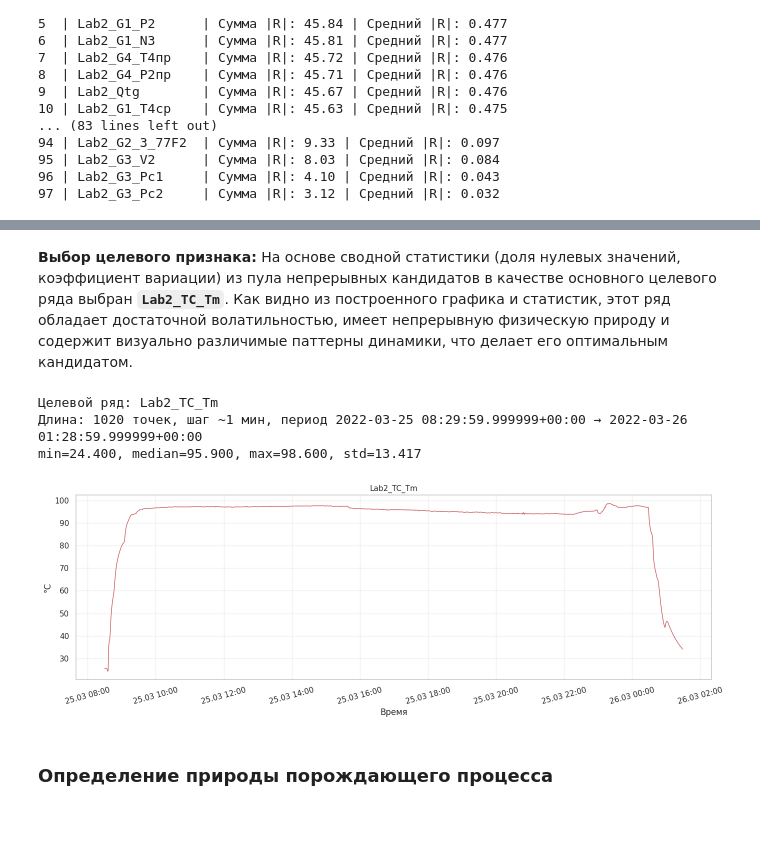
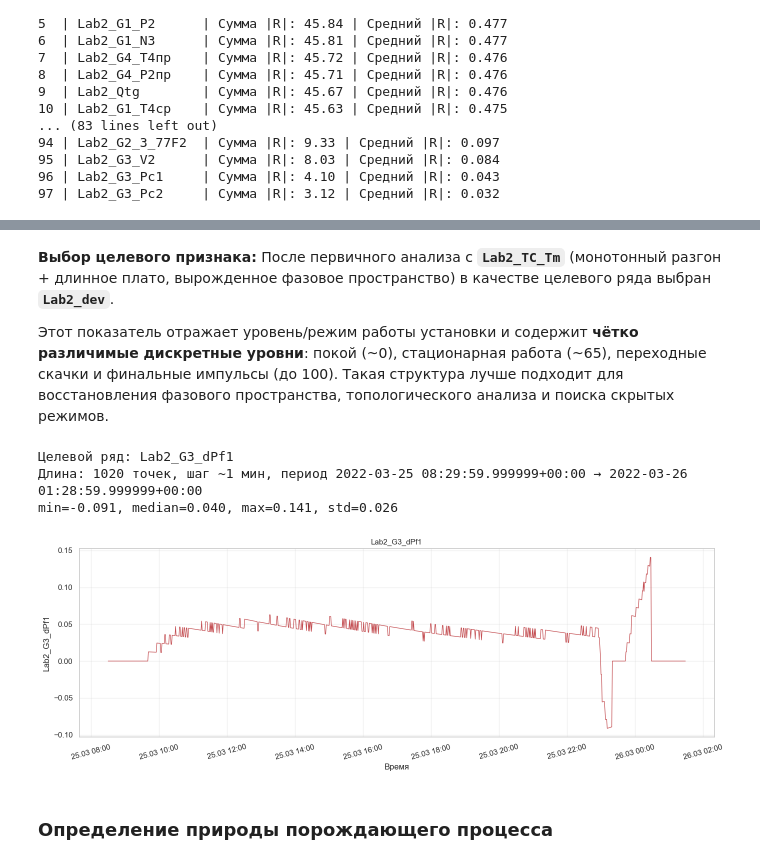
Before and after one commit to pmakarova/topology, a Jupyter notebook: Lab2_EDA_TDA.ipynb, the cells around one changed output, grey strips where cells are left out. Drawn from its saved outputs; the diff is of its cells as text; code cells hidden in the pictures; blank space fills up the shorter version.

```diff
--- a/Lab2_EDA_TDA.ipynb
+++ b/Lab2_EDA_TDA.ipynb
@@ -351,32 +352,33 @@ Lab2_PposleNag   0.060    70.740    71.360    14.981  0.223       0.000
 Lab2_dPmg        0.214     2.893     4.079     0.555  0.200       0.000
 # %% [markdown]
 **Выбор целевого признака:**
-На основе сводной статистики (доля нулевых значений, коэффициент вариации) из пула непрерывных кандидатов в качестве основного целевого ряда выбран **`Lab2_TC_Tm`**.
-Как видно из построенного графика и статистик, этот ряд обладает достаточной волатильностью, имеет непрерывную физическую природу и содержит визуально различимые паттерны динамики, что делает его оптимальным кандидатом.
+После первичного анализа с **`Lab2_TC_Tm`** (монотонный разгон + длинное плато, вырожденное фазовое пространство) в качестве целевого ряда выбран **`Lab2_dev`**.
+
+Этот показатель отражает уровень/режим работы установки и содержит **чётко различимые дискретные уровни**: покой (~0), стационарная работа (~65), переходные скачки и финальные импульсы (до 100). Такая структура лучше подходит для восстановления фазового пространства, топологического анализа и поиска скрытых режимов.
 # %%
-TARGET_COL = "Lab2_TC_Tm"
+TARGET_COL = "Lab2_G3_dPf1"  # варианты: Lab2_dPmg | Lab2_G3_dPf1 | Lab2_TdoNag
 y = df_cont[TARGET_COL].astype(float).copy()
 y.name = TARGET_COL
 
 print(f"Целевой ряд: {TARGET_COL}")
 print(f"Длина: {len(y)} точек, шаг ~1 мин, период {y.index.min()} → {y.index.max()}")
 print(f"min={y.min():.3f}, median={y.median():.3f}, max={y.max():.3f}, std={y.std():.3f}")
 
 fig, ax = plt.subplots(figsize=(14, 5))
 ax.plot(y.index, y.values, lw=0.9, color="C3")
-ax.set_title(f"Lab2_TC_Tm")
+ax.set_title(TARGET_COL)
 ax.set_xlabel("Время")
 ax.xaxis.set_major_formatter(mdates.DateFormatter('%d.%m %H:%M'))
 ax.tick_params(axis='x', rotation=15)
-ax.set_ylabel("°C")
+ax.set_ylabel(TARGET_COL)
 ax.grid(True, alpha=0.3)
 plt.tight_layout()
 plt.show()
 # %% [output]
-Целевой ряд: Lab2_TC_Tm
+Целевой ряд: Lab2_G3_dPf1
 Длина: 1020 точек, шаг ~1 мин, период 2022-03-25 08:29:59.999999+00:00 → 2022-03-26 01:28:59.999999+00:00
-min=24.400, median=95.900, max=98.600, std=13.417
+min=-0.091, median=0.040, max=0.141, std=0.026
-[figure, old version]
+[figure, new version]
 # %% [markdown]
 ### Определение природы порождающего процесса
 # %% [markdown]
```
Also changed, not shown: parts of 21 cells of this notebook.
